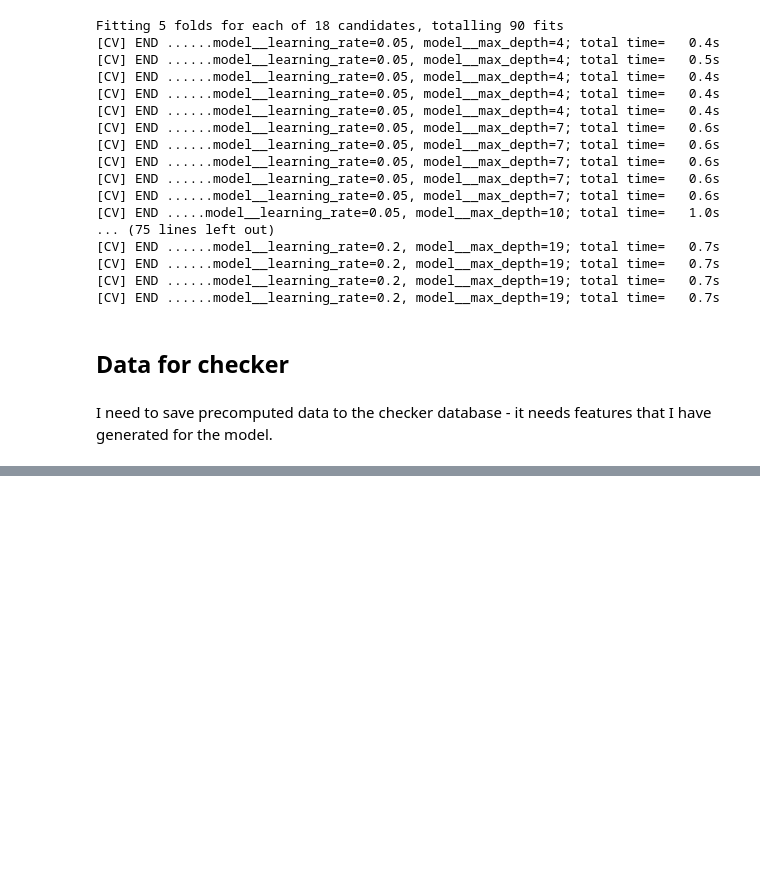
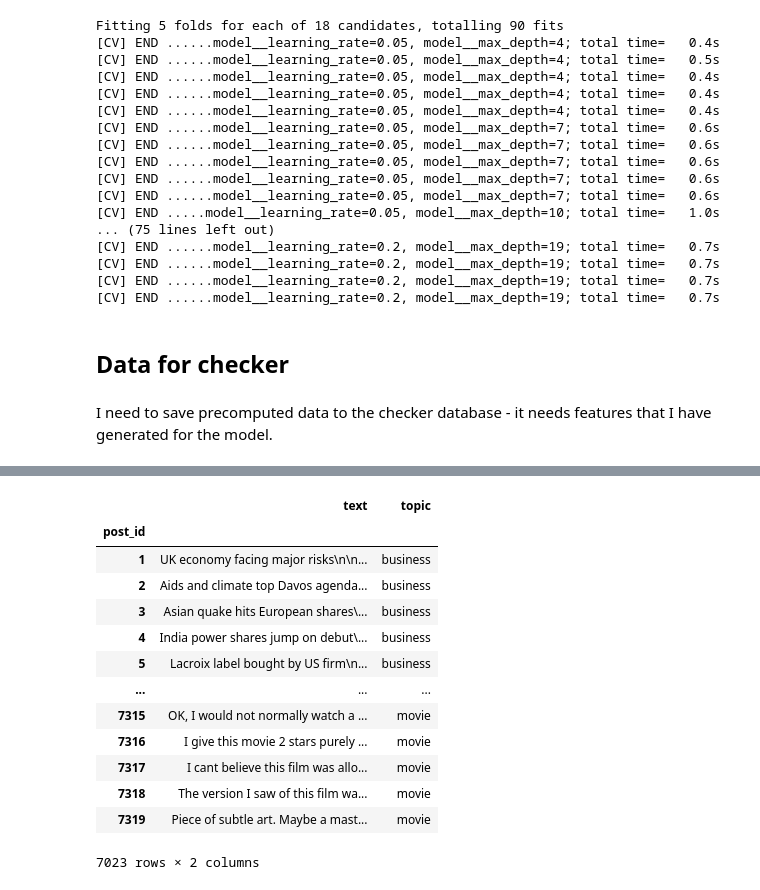
Before and after one commit to fedorkobak/startml_final_project, a Jupyter notebook: model/model.ipynb, the cells around one changed output, grey strips where cells are left out. Cells and saved outputs as stored; diff of their text form; code cells hidden in the pictures; blank space fills up the shorter version.

```diff
--- a/model/model.ipynb
+++ b/model/model.ipynb
@@ -221,0 +243,21 @@ ready_features.to_sql(
+# %%
+pd.read_sql(
+    f"SELECT * FROM public.post_text_df;",
+    con = engine,
+    index_col= "post_id"
+)
+# %% [output]
+|  | text | topic |
+| post_id |  |  |
+| 1 | UK economy facing major risks\n\n... | business |
+| 2 | Aids and climate top Davos agenda... | business |
+| 3 | Asian quake hits European shares\... | business |
+| 4 | India power shares jump on debut\... | business |
+| 5 | Lacroix label bought by US firm\n... | business |
+| ... | ... | ... |
+| 7315 | OK, I would not normally watch a ... | movie |
+| 7316 | I give this movie 2 stars purely ... | movie |
+| 7317 | I cant believe this film was allo... | movie |
+| 7318 | The version I saw of this film wa... | movie |
+| 7319 | Piece of subtle art. Maybe a mast... | movie |
+7023 rows × 2 columns
```
Also changed, not shown: parts of 2 cells of this notebook, 3 other files.
